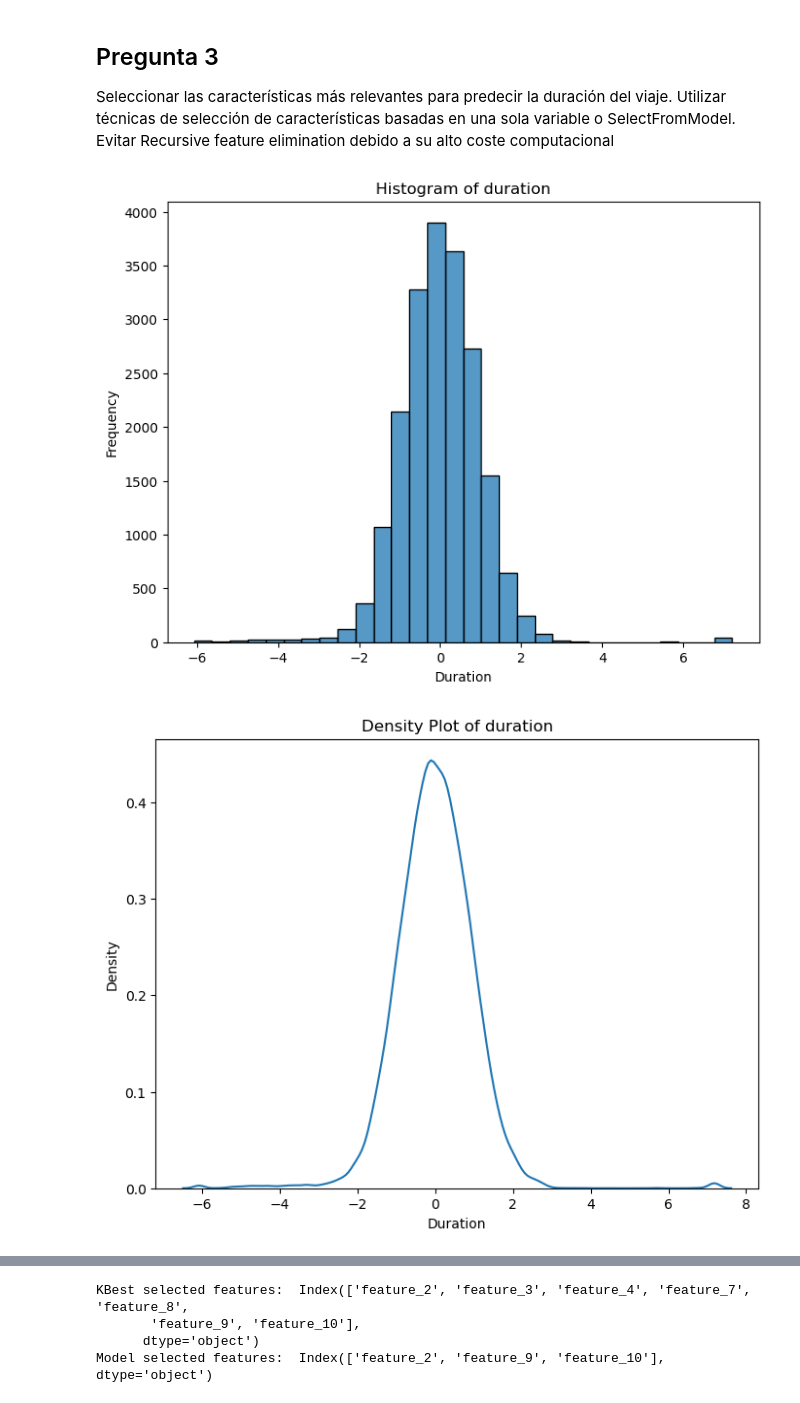
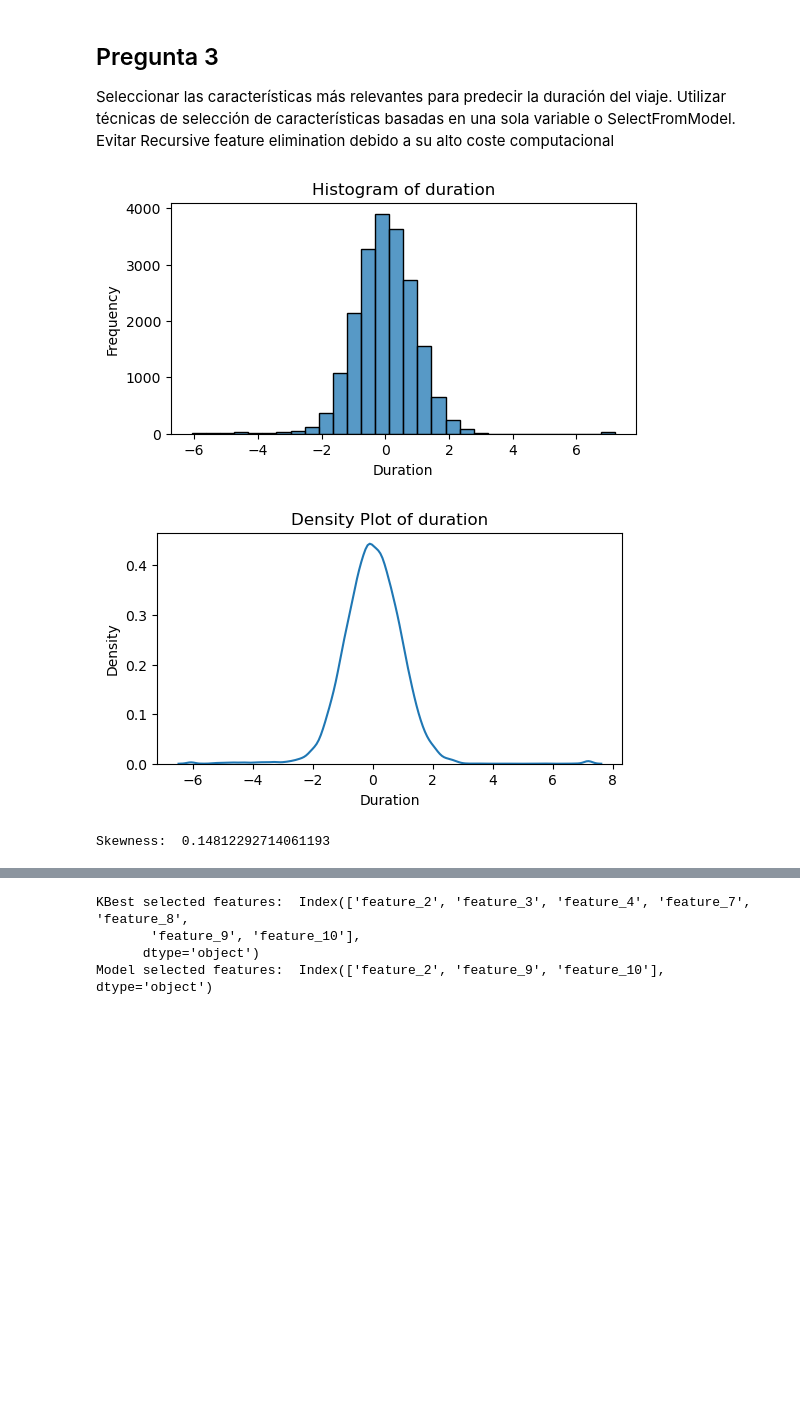
Before and after one commit to alvaropdr10/alvaro_2, a Jupyter notebook: practica_2.ipynb, the cells around one changed output, grey strips where cells are left out. Drawn from its saved outputs; the diff is of its cells as text; code cells hidden in the pictures; blank space fills up the shorter version.

```diff
--- a/practica_2.ipynb
+++ b/practica_2.ipynb
@@ -147,9 +134,6 @@ plt.show()
 # %%
 # Corrección de anormalidad en mediante power transfrom
 
-#uber_data['duration_2'] = PowerTransformer(method='yeo-johnson').fit_transform(uber_data[['duration']])
-
-#sns.kdeplot(uber_data['duration_2'])
-#plt.xlabel('Duration_2')
-#plt.ylabel('Densidad')
-#plt.show()
+transformer = PowerTransformer(method='yeo-johnson')
+transformer = transformer.fit(uber_data[['duration']])
+uber_data['duration_2'] = transformer.transform(uber_data[['duration']])
@@ -217,6 +164,3 @@ uber_data
-# %%
-transformer = PowerTransformer(method='yeo-johnson')
-uber_data['duration_2'] = transformer.fit_transform(uber_data[['duration']])
 # %%
 variables = uber_data.drop('id', axis=1).columns
 num_cols = 3
@@ -241,24 +185,24 @@ plt.show()
 
 Seleccionar las características más relevantes para predecir la duración del viaje. Utilizar técnicas de selección de características basadas en una sola variable o SelectFromModel. Evitar Recursive feature elimination debido a su alto coste computacional
 # %%
-import matplotlib.pyplot as plt
-import seaborn as sns
-
 # Histograma
-plt.figure(figsize=(8,6))
+plt.figure(figsize=(6,3))
 sns.histplot(uber_data['duration_2'], kde=False, bins=30)
 plt.title('Histogram of duration')
 plt.xlabel('Duration')
 plt.ylabel('Frequency')
 plt.show()
 
 # Gráfico de densidad
-plt.figure(figsize=(8,6))
+plt.figure(figsize=(6,3))
 sns.kdeplot(uber_data['duration_2'])
 plt.title('Density Plot of duration')
 plt.xlabel('Duration')
 plt.ylabel('Density')
 plt.show()
+
+print('Skewness: ', uber_data['duration_2'].skew())
 # %% [output]
-[figure, old version]
+[figure, new version]
-[figure, old version]
+[figure, new version]
+Skewness:  0.14812292714061193
```
Also changed, not shown: parts of 16 cells of this notebook.
